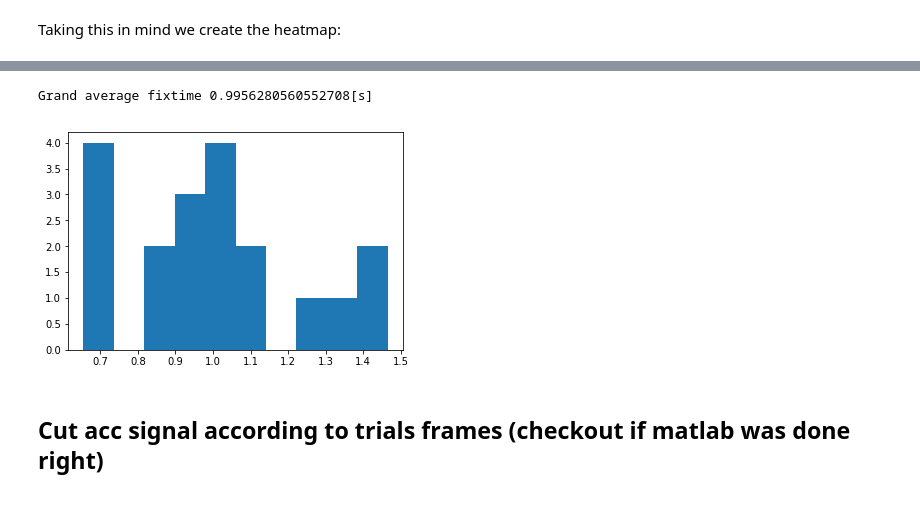
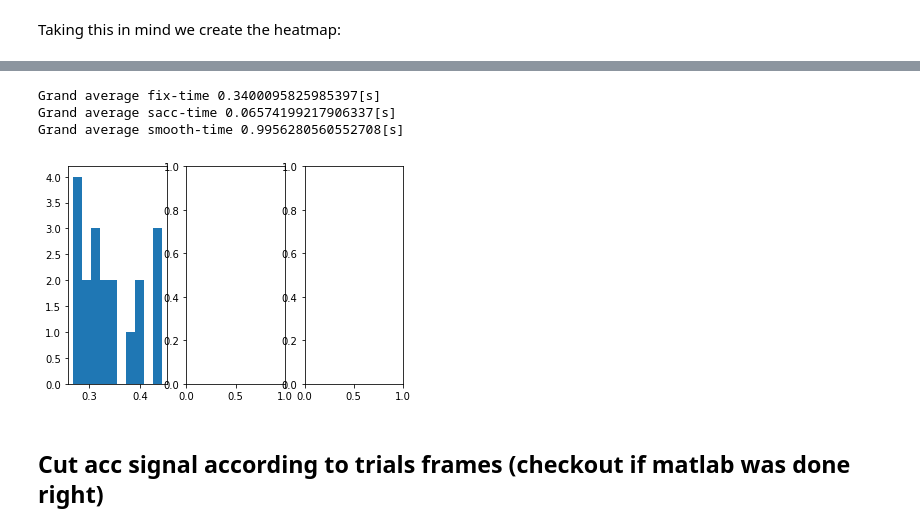
Before and after one commit to harrisonford/accelerometer-data, a Jupyter notebook: Report.ipynb, the cells around one changed output, grey strips where cells are left out. Drawn from its saved outputs; the diff is of its cells as text; code cells hidden in the pictures.

```diff
--- a/Report.ipynb
+++ b/Report.ipynb
@@ -67,29 +68,49 @@ We calculate mean fixation duration and number as grand-average and per subject
-# %%
-import pandas as pd
-import numpy as np
-import matplotlib.pyplot as plt
-
-# import data
-data = pd.read_csv('./source_data/data.csv')
-duration = data['duration']
-subject_mask = data['subject']
-type_mask = data['type']
-
-data_type = 3  # 1 = sacc, 2 = fix, 3 = sacc?
-N = subject_mask.max()
-mean_fixation_duration = np.empty(N)
-
-for n in range(N):
-    sub_fixations = [time for index, time in enumerate(duration)
-                     if subject_mask[index] == n+1 and type_mask[index] == data_type]
-    mean_fixation_duration[n] = np.nanmean(sub_fixations)
-
-print("Grand average fixtime {}[s]".format(np.nanmean(mean_fixation_duration)))
-plt.hist(mean_fixation_duration)
-plt.show()
-# %% [output]
-Grand average fixtime 0.9956280560552708[s]
-[figure, removed]
+# %%
+import pandas as pd
+import numpy as np
+import matplotlib.pyplot as plt
+
+
+# create a function that averages duration per subject
+def group_average_duration(dataframe, event_id):
+    times = dataframe['duration']
+    subject_mask = dataframe['subject']
+    type_mask = dataframe['type']
+    n_subjects = subject_mask.max()
+    mean_data = np.empty(n_subjects)
+
+    for n in range(n_subjects):
+        subject_data = [time for index, time in enumerate(times)
+                        if subject_mask[index] == n+1 and type_mask[index] == event_id]
+        mean_data[n] = np.nanmean(subject_data)
+    return mean_data
+
+
+# import data
+data = pd.read_csv('./source_data/data.csv')
+
+# average events
+data_type = dict(sacc=1, fix=2, smp=3)  # smp = smooth pursuit
+sacc_duration = group_average_duration(data, data_type['sacc'])
+fix_duration = group_average_duration(data, data_type['fix'])
+smp_duration = group_average_duration(data, data_type['smp'])
+
+
+print("Grand average fix-time {}[s]".format(np.nanmean(fix_duration)))
+print("Grand average sacc-time {}[s]".format(np.nanmean(sacc_duration)))
+print("Grand average smooth-time {}[s]".format(np.nanmean(smp_duration)))
+
+# plot average duration for subjects histogram
+fig, axes = plt.subplots(1, 3)
+axes[0].hist(fix_duration)
+axes[1].hist(sacc_duration)
+axes[2].hist(smp_duration)
+plt.show()
+# %% [output]
+Grand average fix-time 0.3400095825985397[s]
+Grand average sacc-time 0.06574199217906337[s]
+Grand average smooth-time 0.9956280560552708[s]
+[figure, added]
 # %% [markdown]
 ## Cut acc signal according to trials frames (checkout if matlab was done right)
 # %%
```
Also changed, not shown: parts of 5 cells of this notebook.
